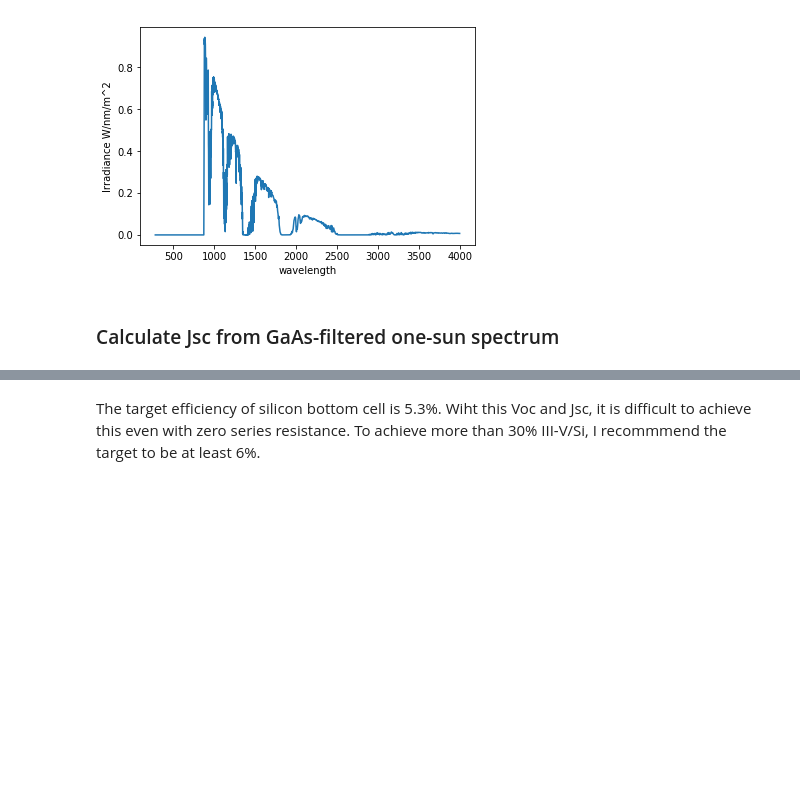
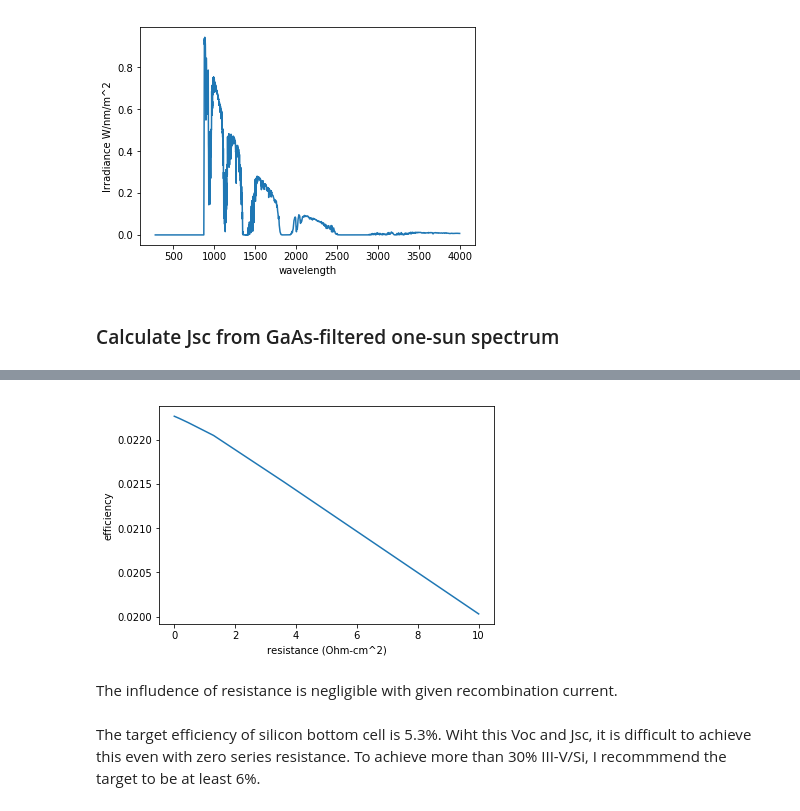
Before and after one commit to kanhua/pypvcell, a Jupyter notebook: examples/ms_silicon/st2_silicon.ipynb, the cells around one changed output, grey strips where cells are left out. Cells and saved outputs as stored; diff of their text form; code cells hidden in the pictures; blank space fills up the shorter version.

```diff
--- a/examples/ms_silicon/st2_silicon.ipynb
+++ b/examples/ms_silicon/st2_silicon.ipynb
@@ -84,3 +98,12 @@ plt.savefig("si_iv.png")
+# %%
+plt.plot(contact_res,eta_array)
+plt.xlabel("resistance (Ohm-cm^2)")
+plt.ylabel("efficiency")
+plt.savefig("eta_rs.pdf")
+# %% [output]
+[figure, added]
+# %% [markdown]
+The infludence of resistance is negligible with given recombination current.
 # %% [markdown]
 The target efficiency of silicon bottom cell is 5.3%. Wiht this Voc and Jsc, it is difficult to achieve this even with zero series resistance. To achieve more than 30% III-V/Si, I recommmend the target to be at least 6%.
 # %% [markdown]
```
Also changed, not shown: parts of 26 cells of this notebook, 2 other files.
